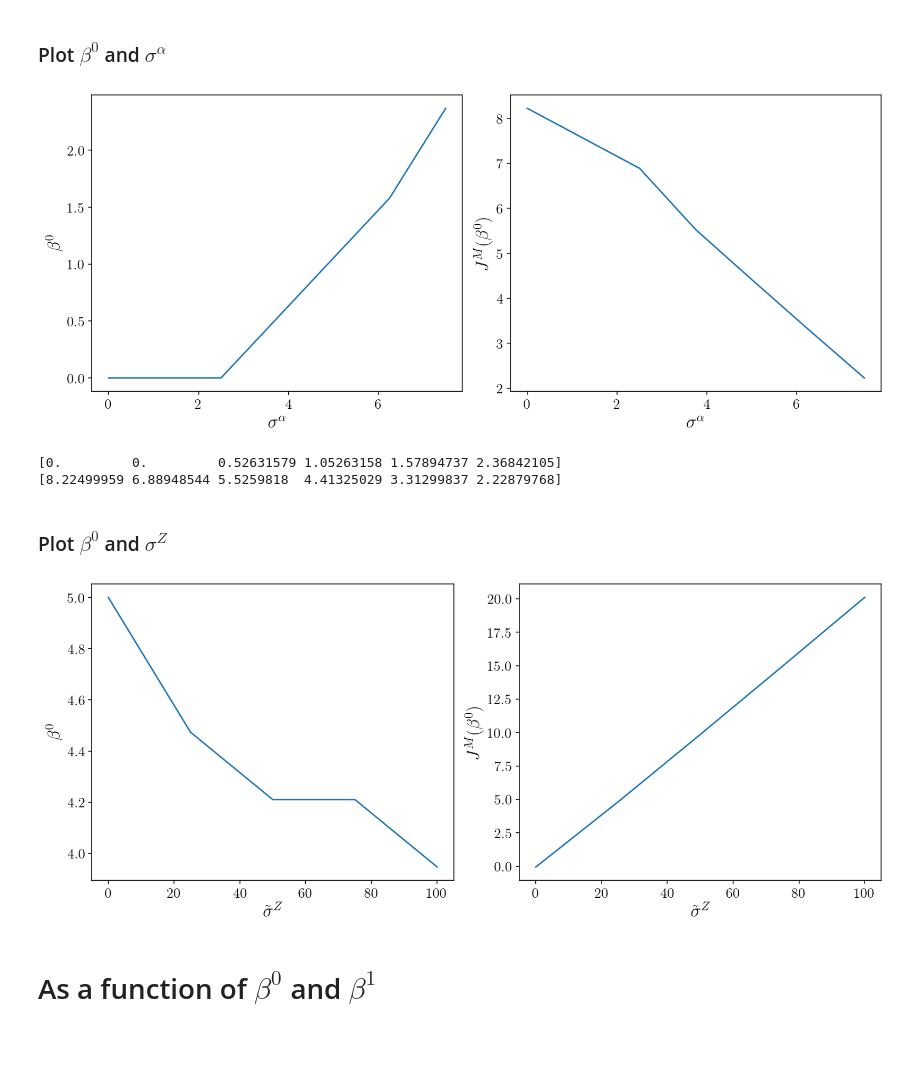
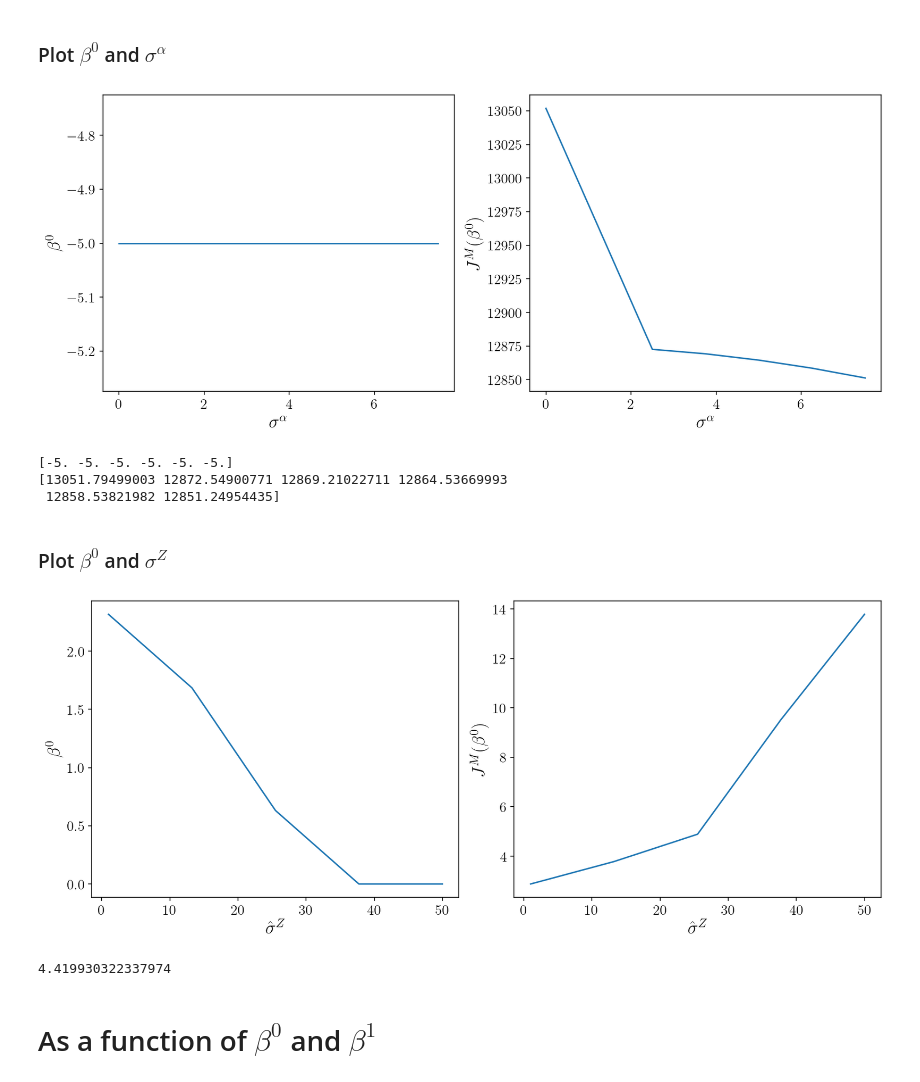
Before and after one commit to AdrienMathieu-eng/Nash-Equilibrium-, a Jupyter notebook: non_linear_BSDE_v2.ipynb, the cells around one changed output. Saved outputs shown, nothing was run; the diff lists cells and outputs as text; code cells hidden in the pictures; blank space fills up the shorter version.

```diff
--- a/non_linear_BSDE_v2.ipynb
+++ b/non_linear_BSDE_v2.ipynb
@@ -1576,15 +1064,20 @@ from matplotlib.collections import LineCollection
 from matplotlib import cm
 # %%
 # --- Paramètres ---
-sigma_Z_bar = 50 #move this
 eta_alpha = 0.3
 sigma_alpha = 5 #move this (5)
 k_values = np.linspace(0.5, 1, 10)
-beta0_values = np.linspace(0, 2, 30)
+beta0_values = np.linspace(-1, 2, 30)
 beta1_values = np.linspace(0,1,10)
 T = 0.99
-kappa = 0.07
 eta_Z = 10
+#CT = 24.4
+sig_z = 3.5
+int_eta = 0.488
+#kappa = sig_z * int_eta / CT #0.07
+#sigma_Z_bar =  CT / int_eta
+
+
 
 # --- Fonctions utilitaires ---
 def F(t):
@@ -1599,7 +1092,7 @@ def V_(t, beta0, k,sigma):
 nt = 700 #700
 t_grid = np.linspace(0, T, nt)
 
-def JM(beta0, k,sigma,sigma_alpha,eps=1e-12):
+def JM(beta0, k,sigma,sigma_alpha,kappa,eps=1e-12):
     integrand = np.zeros_like(t_grid)
     integrand_UT = np.zeros_like(t_grid)
 
@@ -1705,51 +1202,52 @@ plt.show()
 # %%
 l = []
 k = 0.75
-sigma_values = 50
+sigma_values_z = 50
 sigma_alpha_values = np.array([0,2.5, 3.75, 5, 6.25, 7.5])
-beta0_values = np.linspace(0, 5, 20)
+beta0_values = np.linspace(-5, 1, 20)
 
 beta_opt = []
 JM_opt = []
 
 for sigma_alpha in sigma_alpha_values:
-    JM_vals = [JM(beta0, k, sigma_values, sigma_alpha)[0] for beta0 in beta0_values]
+    JM_vals = [JM(beta0, k, sigma_values_z, sigma_alpha)[0] for beta0 in beta0_values]
 
     max_idx = np.argmax(JM_vals)
     max_beta0 = beta0_values[max_idx]
     max_JM = JM_vals[max_idx]
 
     beta_opt.append(max_beta0)
     JM_opt.append(max_JM)
 
 beta_opt = np.array(beta_opt)
 JM_opt = np.array(JM_opt)
 
 # --- Deux plots côte à côte ---
 plt.figure(figsize=(12, 5))
 
 # --- Plot 1 : beta* en fonction de sigma_alpha ---
 plt.subplot(1, 2, 1)
 plt.plot(sigma_alpha_values, beta_opt,color='tab:blue')
 plt.xlabel(r'$\sigma^\alpha$', fontsize=fsL)
 plt.ylabel(r'$\beta^{0}$', fontsize=fsL)
 
 # --- Plot 2 : JM(beta*) en fonction de sigma_alpha ---
 plt.subplot(1, 2, 2)
 plt.plot(sigma_alpha_values, JM_opt,color="tab:blue")
 plt.xlabel(r'$\sigma^\alpha$', fontsize=fsL)
 plt.ylabel(r'$J^M(\beta^{0})$', fontsize=fsL)
 
 plt.savefig("figures_Stackelberg/stack_sig_a_smalle_kappa_small_k.pdf", format="pdf", dpi=dpi)
 plt.tight_layout()
 plt.show()
 # %% [output]
-[figure, old version]
+[figure, new version]
 # %%
 print(beta_opt)
 print(JM_opt)
 # %% [output]
-[0.         0.         0.52631579 1.05263158 1.57894737 2.36842105]
-[8.22499959 6.88948544 5.5259818  4.41325029 3.31299837 2.22879768]
+[-5. -5. -5. -5. -5. -5.]
+[13051.79499003 12872.54900771 12869.21022711 12864.53669993
+ 12858.53821982 12851.24954435]
 # %% [markdown]
 ### Plot $\beta^0$ and $\sigma^Z$
@@ -1756,44 +1280,29 @@ print(JM_opt)
 # %%
-l = []
-k = 0.3
-sigma_values = np.array([0, 25, 50, 75,100])
-
-beta_opt = []
-JM_opt = []
-
-for sigma in sigma_values:
-    JM_vals = [JM(beta0, k, sigma)[0] for beta0 in beta0_values]
-
-    max_idx = np.argmax(JM_vals)
-    max_beta0 = beta0_values[max_idx]
-    max_JM = JM_vals[max_idx]
-
-    beta_opt.append(max_beta0)
-    JM_opt.append(max_JM)
-
-beta_opt = np.array(beta_opt)
-JM_opt = np.array(JM_opt)
 
 # --- Deux plots côte à côte ---
 plt.figure(figsize=(12, 5))
 
 # --- Plot 1 : beta* en fonction de sigma ---
 plt.subplot(1, 2, 1)
-plt.plot(sigma_values, beta_opt,color='tab:blue')
-plt.xlabel(r'$\tilde{\sigma}^Z$', fontsize=fsL)
+plt.plot(C_t_values, beta_opt,color='tab:blue')
+plt.xlabel(r'$\hat{\sigma}^Z$', fontsize=fsL)
 plt.ylabel(r'$\beta^{0}$', fontsize=fsL)
 
 # --- Plot 2 : JM(beta*) en fonction de sigma ---
 plt.subplot(1, 2, 2)
-plt.plot(sigma_values, JM_opt,color='tab:blue')
-plt.xlabel(r'$\tilde{\sigma}^Z$', fontsize=fsL)
+plt.plot(C_t_values, JM_opt,color='tab:blue')
+plt.xlabel(r'$\hat{\sigma}^Z$', fontsize=fsL)
 plt.ylabel(r'$J^M(\beta^{0})$', fontsize=fsL)
 
+plt.tight_layout()
 plt.savefig("figures_Stackelberg/stack_sig_z_small_kappa_small_k.pdf", format="pdf", dpi=dpi)
-plt.tight_layout()
 plt.show()
 # %% [output]
-[figure, old version]
+[figure, new version]
+# %%
+JM(1.1, .75, 50,5,.07)[0]
+# %% [output]
+4.419930322337974
 # %% [markdown]
 # As a function of $\beta^0$ and $\beta^1$
 # %%
```
Also changed, not shown: parts of 35 cells of this notebook.
